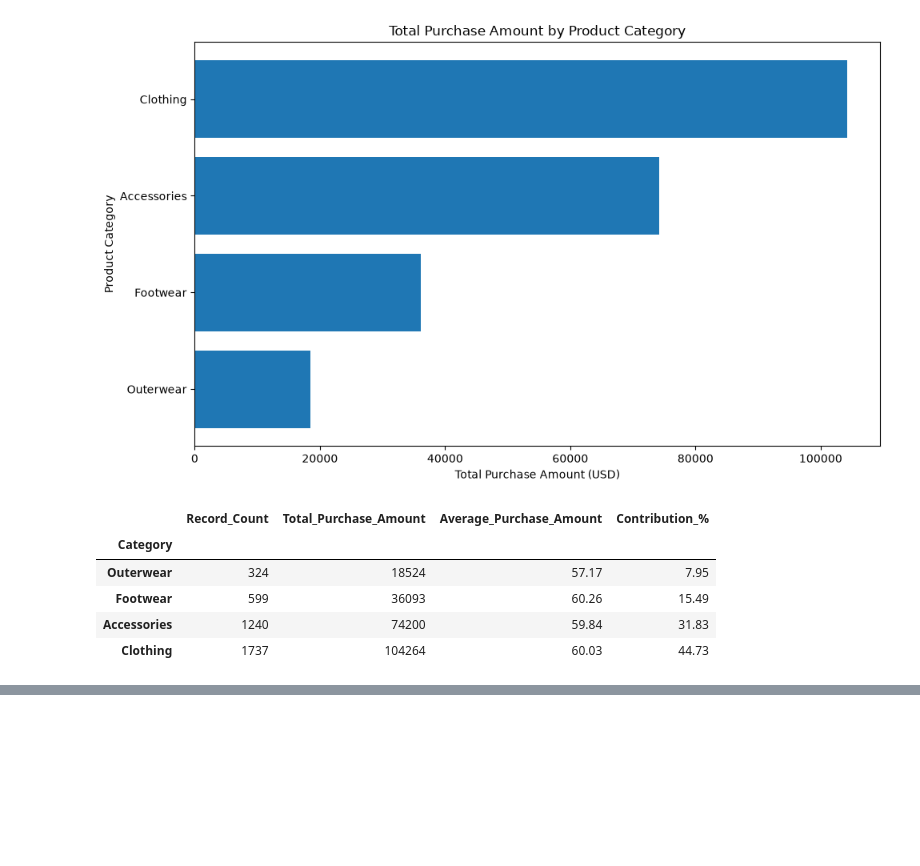
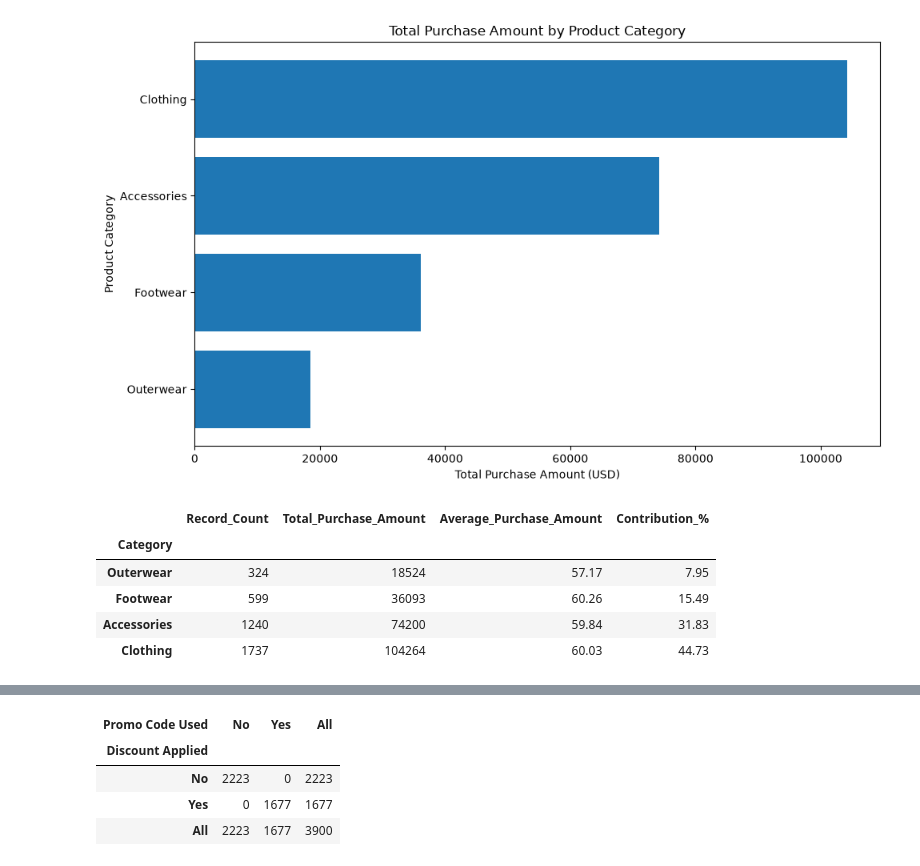
Before and after one commit to Aryan04hub/retail-customer-behavior-analysis, a Jupyter notebook: notebooks/01_data_understanding.ipynb, the cells around one changed output, grey strips where cells are left out. Saved outputs shown, nothing was run; the diff lists cells and outputs as text; code cells hidden in the pictures; blank space fills up the shorter version.

```diff
--- a/notebooks/01_data_understanding.ipynb
+++ b/notebooks/01_data_understanding.ipynb
@@ -235,0 +253,12 @@ display(category_analysis.round(2))
+# %%
+pd.crosstab(
+    df["Discount Applied"],
+    df["Promo Code Used"],
+    margins=True
+)
+# %% [output]
+| Promo Code Used | No | Yes | All |
+| Discount Applied |  |  |  |
+| No | 2223 | 0 | 2223 |
+| Yes | 0 | 1677 | 1677 |
+| All | 2223 | 1677 | 3900 |
```
Also changed, not shown: parts of 1 cell of this notebook.
